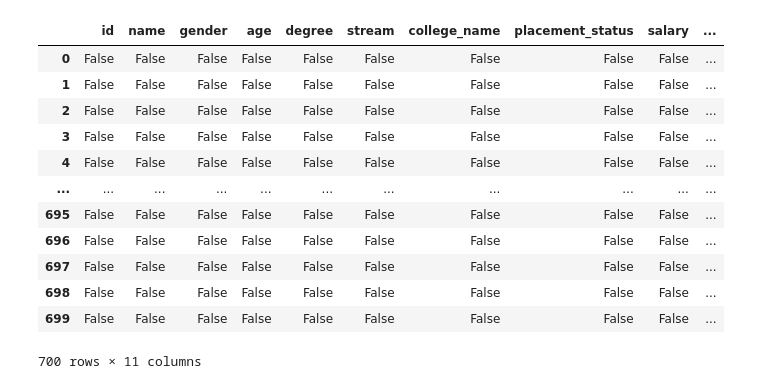
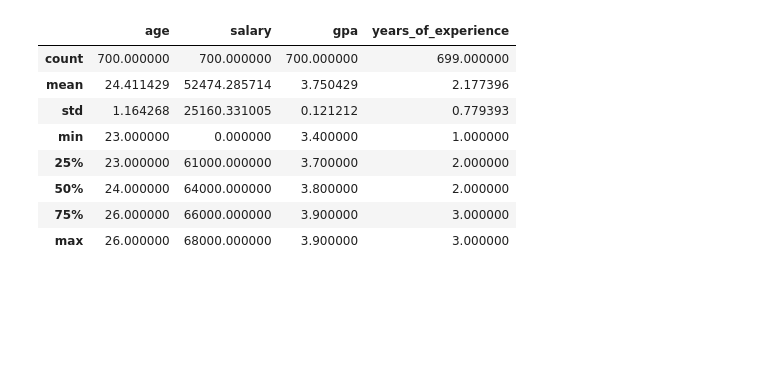
Before and after one commit to ivanmorales22/first_project, a Jupyter notebook: notebooks/first_project.ipynb, the cells around one changed output. Saved outputs shown, nothing was run; the diff lists cells and outputs as text; code cells hidden in the pictures; blank space fills up the shorter version.

```diff
--- a/notebooks/first_project.ipynb
+++ b/notebooks/first_project.ipynb
@@ -6,5 +15,8 @@ import seaborn as sns
 # %%
 path = '/Users/ivanm/Downloads/archive (1)/job_placement.csv'
 df = pd.read_csv(path)
+# Dropeamos la columnas id y name ya que no aportan ningun valor a nuestro analisis
+df.drop('id', axis=1, inplace=True)
+df.drop('name', axis=1, inplace=True)
 df
 # %% [output]
@@ -24,16 +89,12 @@ df
 # %%
-df.isna()
+df.describe()
 # %% [output]
-|  | id | name | gender | age | degree | stream | college_name | placement_status | salary | ... |
-| 0 | False | False | False | False | False | False | False | False | False | ... |
-| 1 | False | False | False | False | False | False | False | False | False | ... |
-| 2 | False | False | False | False | False | False | False | False | False | ... |
-| 3 | False | False | False | False | False | False | False | False | False | ... |
-| 4 | False | False | False | False | False | False | False | False | False | ... |
-| ... | ... | ... | ... | ... | ... | ... | ... | ... | ... | ... |
-| 695 | False | False | False | False | False | False | False | False | False | ... |
-| 696 | False | False | False | False | False | False | False | False | False | ... |
-| 697 | False | False | False | False | False | False | False | False | False | ... |
-| 698 | False | False | False | False | False | False | False | False | False | ... |
-| 699 | False | False | False | False | False | False | False | False | False | ... |
+|  | age | salary | gpa | years_of_experience |
+| count | 700.000000 | 700.000000 | 700.000000 | 699.000000 |
+| mean | 24.411429 | 52474.285714 | 3.750429 | 2.177396 |
+| std | 1.164268 | 25160.331005 | 0.121212 | 0.779393 |
+| min | 23.000000 | 0.000000 | 3.400000 | 1.000000 |
+| 25% | 23.000000 | 61000.000000 | 3.700000 | 2.000000 |
+| 50% | 24.000000 | 64000.000000 | 3.800000 | 2.000000 |
+| 75% | 26.000000 | 66000.000000 | 3.900000 | 3.000000 |
+| max | 26.000000 | 68000.000000 | 3.900000 | 3.000000 |
-700 rows × 11 columns
```
Also changed, not shown: parts of 32 cells of this notebook, 1 other file.
